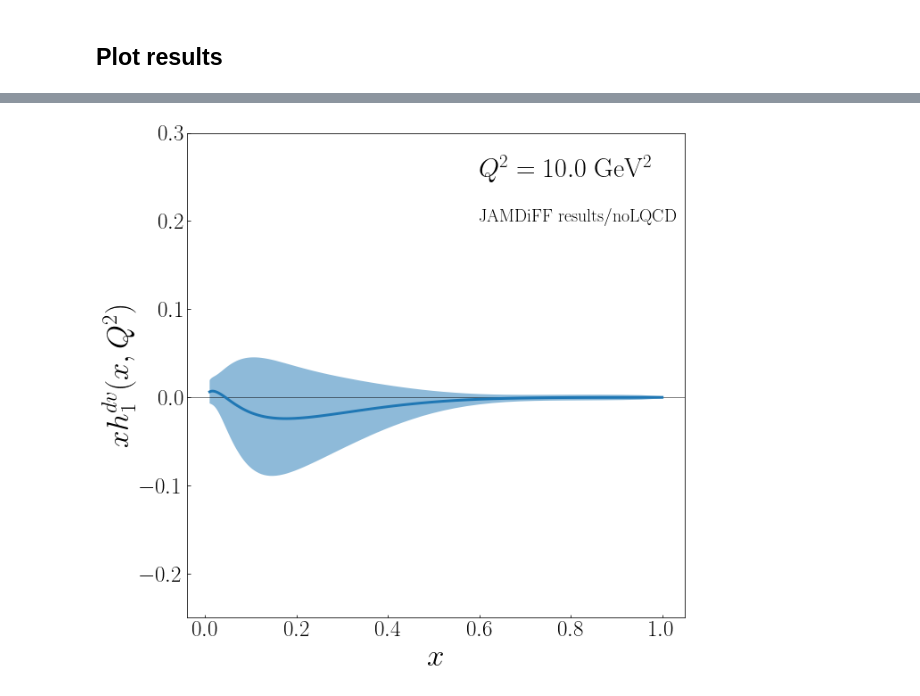
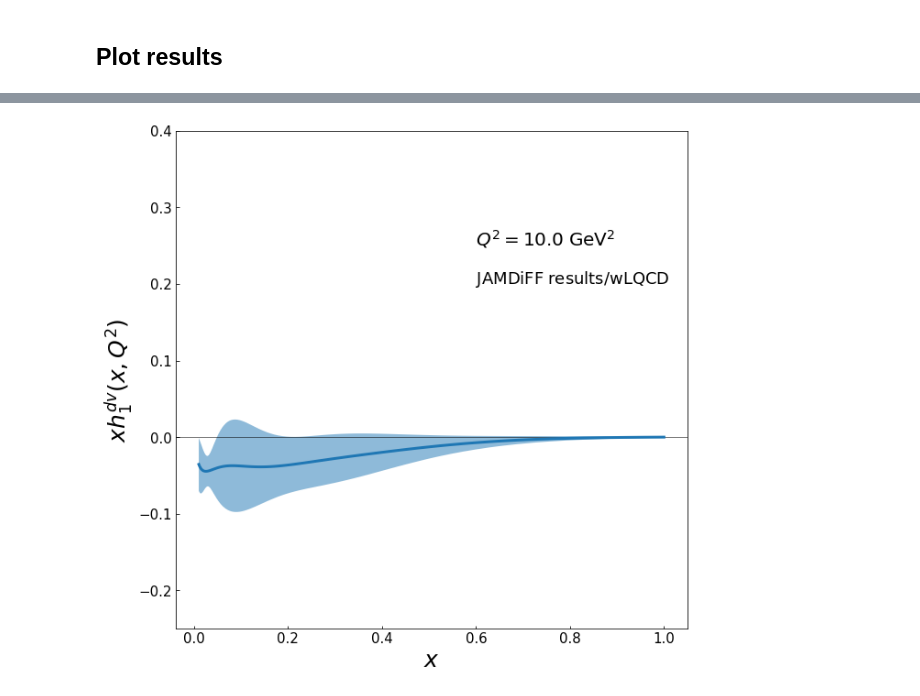
Before and after one commit to prokudin/JAMDiFF_library, a Jupyter notebook: JAMDiFF_Library.ipynb, the cells around one changed output, grey strips where cells are left out. Cells and saved outputs as stored; diff of their text form; code cells hidden in the pictures.

```diff
--- a/JAMDiFF_Library.ipynb
+++ b/JAMDiFF_Library.ipynb
@@ -47,7 +49,7 @@ You can plot results from the following fits:
 with LQCD and without LQCD,
 use the appropriate tag to do it
 # %%
-wdir = 'results/noLQCD'# Use this one for plots without LQCD analysis
-#wdir = 'results/wLQCD' # Use this one for plots with LQCD analysis
+#wdir = 'results/noLQCD'# Use this one for plots without LQCD analysis
+wdir = 'results/wLQCD' # Use this one for plots with LQCD analysis
 # %% [markdown]
 # Generate transversity
@@ -63,5 +65,5 @@ Produced dictionary will contain the following entries:
 X = np.geomspace(0.01,1,100) # Choose the range of x to generate
 Q2 = 10.                     # Choose the value of Q^2 (GeV^2)
 # %%
-data = tpdf.get_xf(X,Q2,wdir)
+transversity = tpdf.get_xf(X,Q2,wdir)
 # %% [output]
@@ -100,28 +102,28 @@ plt.show()
 # %%
-# Plot dv
+# Plot uv
 fig = plt.figure(figsize=(10,10))
-ax = plt.axes()
+ax  = plt.axes()
 
 flav = 'dv' # we plot transversity for this flavor
 
-ax.set_ylim([-0.25,0.3])
+ax.set_ylim([-0.25,0.4])
 ax.axhline(y=0,ls='-',lw=0.5,c='k')
 
 # plot results
-ax.plot(data['X'],data['XF'][flav]['mean'],lw=3) # Plot the mean transversity
-ax.fill_between(data['X'],
-                data['XF'][flav]['mean']-data['XF'][flav]['std'],
-                data['XF'][flav]['mean']+data['XF'][flav]['std'],alpha=0.5) # Plot the uncertainty
+ax.plot(transversity['X'],transversity['XF'][flav]['mean'],lw=3) # Plot the mean value for transversity
+ax.fill_between(transversity['X'],
+                transversity['XF'][flav]['mean']-transversity['XF'][flav]['std'],
+                transversity['XF'][flav]['mean']+transversity['XF'][flav]['std'],alpha=0.5) # Plot the uncertainty
 
 # describe what we plot
-ax.text(0.6,0.25,r'$Q^2=%.1f\; {\rm GeV^2}$'%Q2,size = 30)
-ax.text(0.6,0.2,r'${\rm JAMDiFF\; %s}$'%wdir,size = 20)
+ax.text(0.6,0.25,r'$Q^2=%.1f\; {\rm GeV^2}$'%Q2,size = 20)
+ax.text(0.6,0.2,r'${\rm JAMDiFF\; %s}$'%wdir,size = 18)
 
 # set labels
-ax.tick_params(direction='in',labelsize=25)
-ax.set_xlabel(r'$x$',size = 35)
-ax.set_ylabel(r'$x h_{1}^{%s}(x,Q^2)$'%flav,size = 35)
+ax.tick_params(direction='in',labelsize=15)
+ax.set_xlabel(r'$x$',size = 25)
+ax.set_ylabel(r'$x h_{1}^{%s}(x,Q^2)$'%flav,size = 25)
 
 plt.show()
 # %% [output]
-[figure, old version]
+[figure, new version]
```
Also changed, not shown: parts of 4 cells of this notebook.
